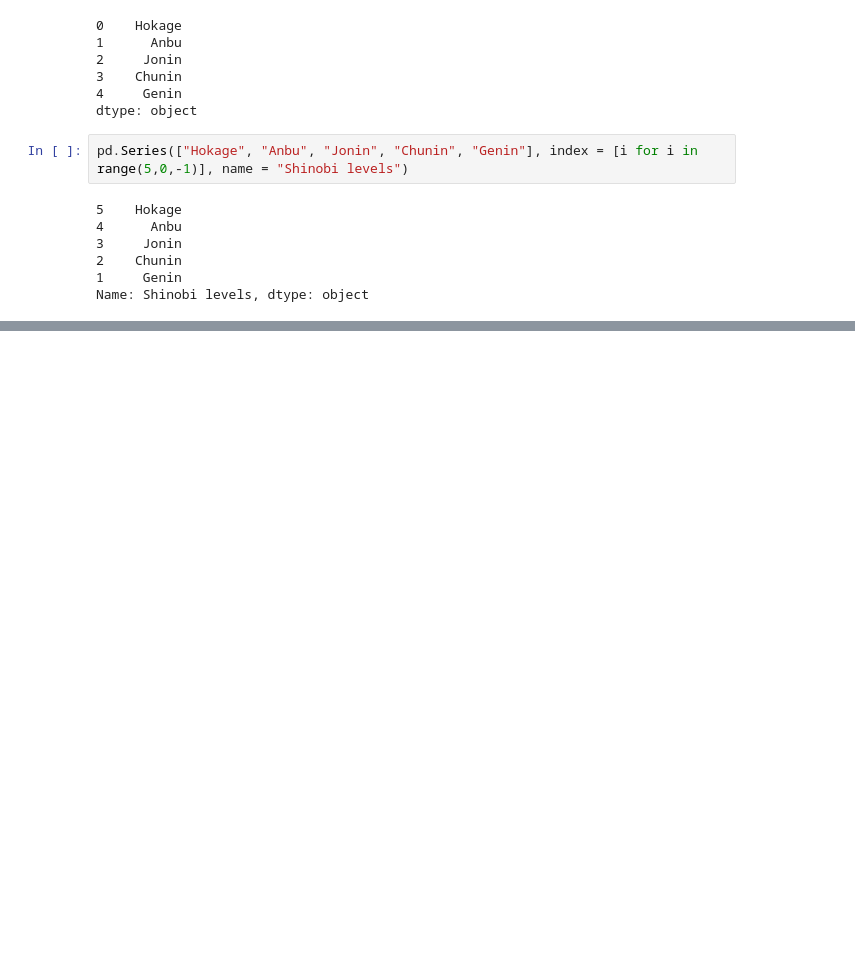
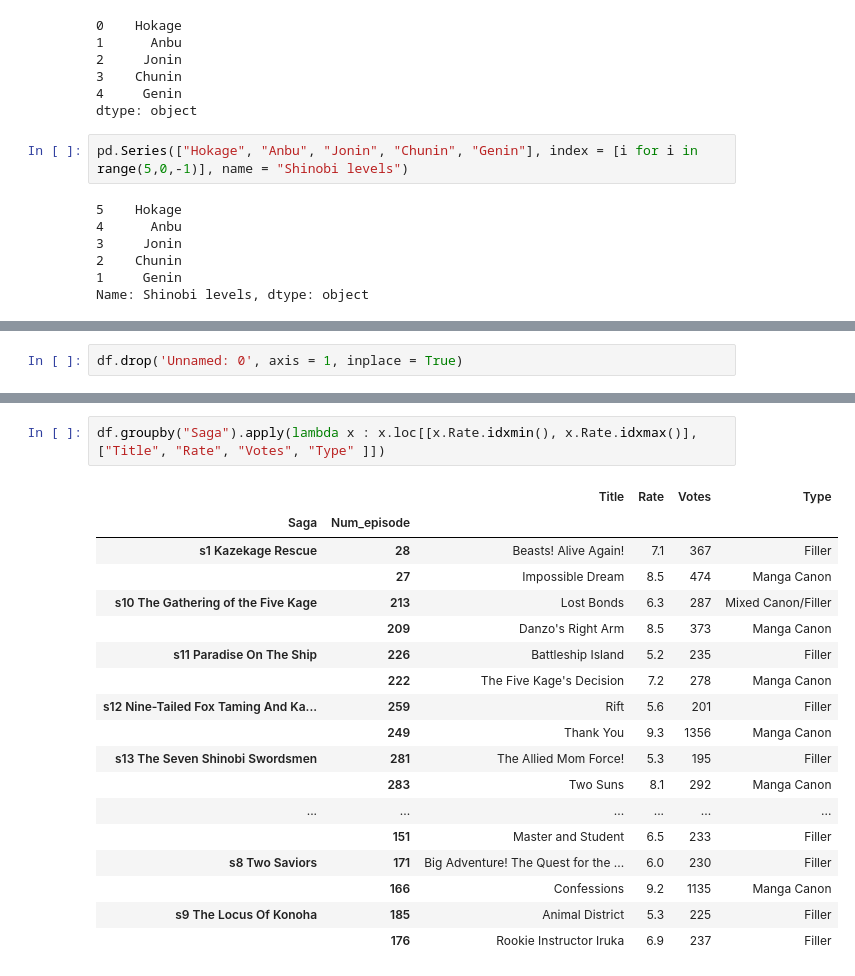
Before and after one commit to Peddinti-Sriram-Bharadwaj/Learning_pandas, a Jupyter notebook: Pandas_learning.ipynb, the cells around one changed output, grey strips where cells are left out. Cells and saved outputs as stored; diff of their text form; blank space fills up the shorter version.

```diff
--- a/Pandas_learning.ipynb
+++ b/Pandas_learning.ipynb
@@ -41,0 +102,2 @@ Name: Shinobi levels, dtype: object
+# %%
+df.drop('Unnamed: 0', axis = 1, inplace = True)
@@ -41,0 +284,21 @@ Name: Shinobi levels, dtype: object
+# %%
+df.groupby("Saga").apply(lambda x : x.loc[[x.Rate.idxmin(), x.Rate.idxmax()],["Title", "Rate", "Votes", "Type" ]])
+# %% [output]
+|  |  | Title | Rate | Votes | Type |
+| Saga | Num_episode |  |  |  |  |
+| s1 Kazekage Rescue | 28 | Beasts! Alive Again! | 7.1 | 367 | Filler |
+|  | 27 | Impossible Dream | 8.5 | 474 | Manga Canon |
+| s10 The Gathering of the Five Kage | 213 | Lost Bonds | 6.3 | 287 | Mixed Canon/Filler |
+|  | 209 | Danzo's Right Arm | 8.5 | 373 | Manga Canon |
+| s11 Paradise On The Ship | 226 | Battleship Island | 5.2 | 235 | Filler |
+|  | 222 | The Five Kage's Decision | 7.2 | 278 | Manga Canon |
+| s12 Nine-Tailed Fox Taming And Ka... | 259 | Rift | 5.6 | 201 | Filler |
+|  | 249 | Thank You | 9.3 | 1356 | Manga Canon |
+| s13 The Seven Shinobi Swordsmen | 281 | The Allied Mom Force! | 5.3 | 195 | Filler |
+|  | 283 | Two Suns | 8.1 | 292 | Manga Canon |
+| ... | ... | ... | ... | ... | ... |
+|  | 151 | Master and Student | 6.5 | 233 | Filler |
+| s8 Two Saviors | 171 | Big Adventure! The Quest for the ... | 6.0 | 230 | Filler |
+|  | 166 | Confessions | 9.2 | 1135 | Manga Canon |
+| s9 The Locus Of Konoha | 185 | Animal District | 5.3 | 225 | Filler |
+|  | 176 | Rookie Instructor Iruka | 6.9 | 237 | Filler |
```
Also changed, not shown: parts of 18 cells of this notebook.
